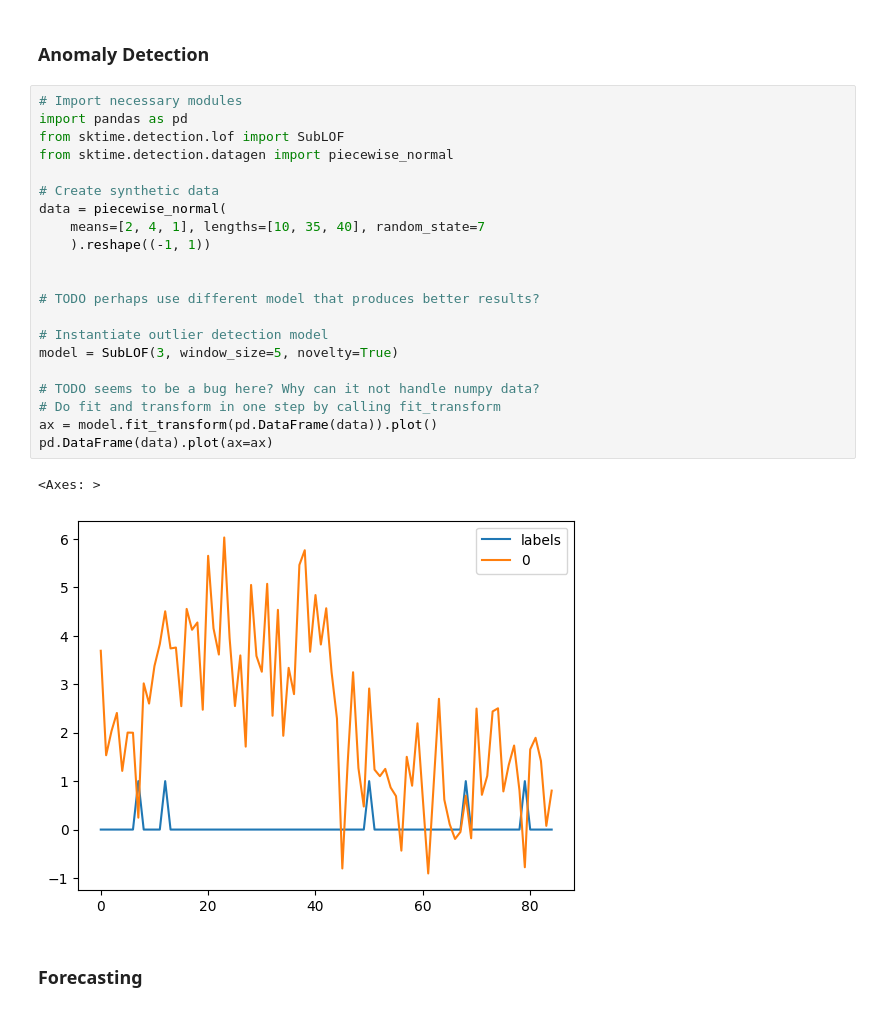
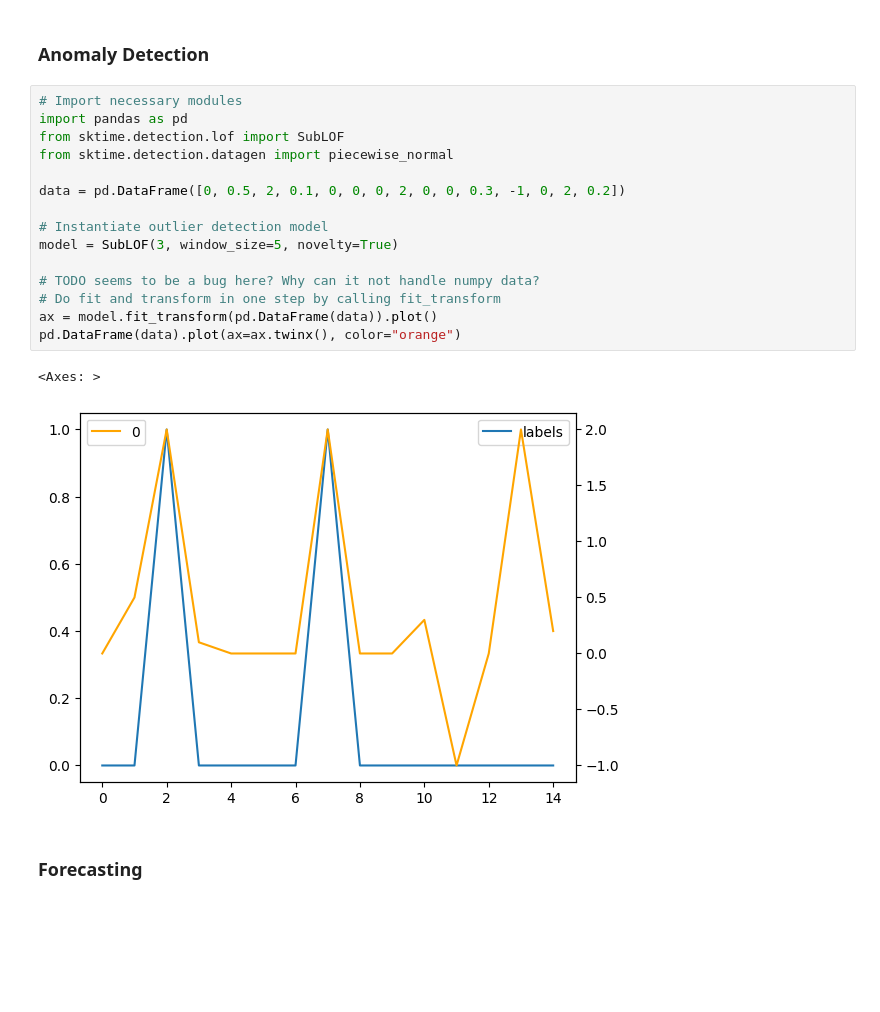
Before and after one commit to sktime/tutorial_haicon_prologue_day, a Jupyter notebook: notebooks/01_introduction.ipynb, the cells around one changed output. Saved outputs shown, nothing was run; the diff lists cells and outputs as text; blank space fills up the shorter version.

Commit message:
Add plots

```diff
--- a/notebooks/01_introduction.ipynb
+++ b/notebooks/01_introduction.ipynb
@@ -45,27 +51,21 @@ y_pred = clf.predict(X_test)
 # %%
 # Import necessary modules
 import pandas as pd
 from sktime.detection.lof import SubLOF
 from sktime.detection.datagen import piecewise_normal
 
-# Create synthetic data
-data = piecewise_normal(
-    means=[2, 4, 1], lengths=[10, 35, 40], random_state=7
-    ).reshape((-1, 1))
-
-
-# TODO perhaps use different model that produces better results?
+data = pd.DataFrame([0, 0.5, 2, 0.1, 0, 0, 0, 2, 0, 0, 0.3, -1, 0, 2, 0.2])
 
 # Instantiate outlier detection model
 model = SubLOF(3, window_size=5, novelty=True)
 
 # TODO seems to be a bug here? Why can it not handle numpy data?
 # Do fit and transform in one step by calling fit_transform
 ax = model.fit_transform(pd.DataFrame(data)).plot()
-pd.DataFrame(data).plot(ax=ax)
+pd.DataFrame(data).plot(ax=ax.twinx(), color="orange")
 # %% [output]
 <Axes: >
-[figure, old version]
+[figure, new version]
 # %% [markdown]
 ### Forecasting
 # %%
```
Also changed, not shown: parts of 1 cell of this notebook, 2 other files.
